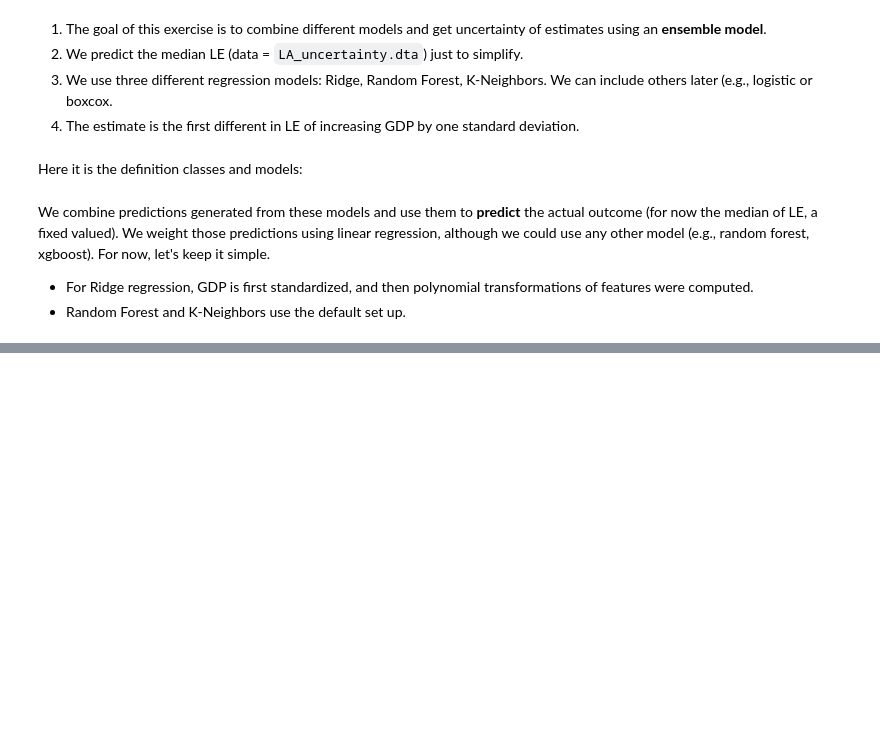
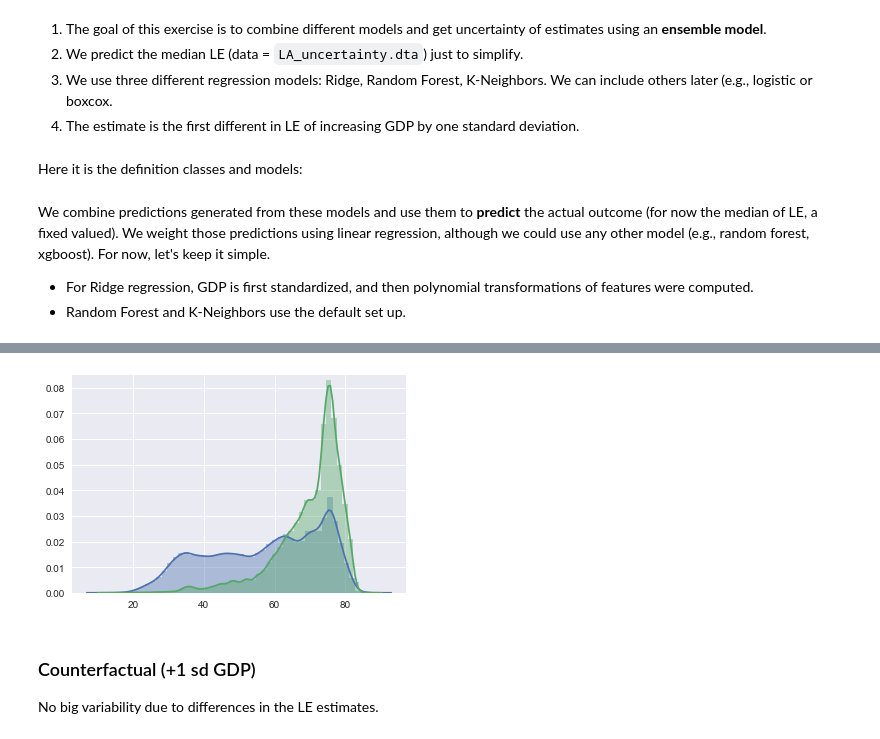
Before and after one commit to sdaza/lambda, a Jupyter notebook: notebooks/toy_ensemble.ipynb, the cells around one changed output, grey strips where cells are left out. Drawn from its saved outputs; the diff is of its cells as text; code cells hidden in the pictures; blank space fills up the shorter version.

```diff
--- a/notebooks/toy_ensemble.ipynb
+++ b/notebooks/toy_ensemble.ipynb
@@ -185,0 +158,10 @@ plt.xlabel('Years');
+# %%
+X = df['gdp_pc'].values.reshape(-1,1)
+country = df['ctry']
+# year = df['year']
+# %%
+# define training set
+X_train, X_test, y_train, y_test = train_test_split(X,
+                                                    m,
+                                                    test_size=0.20,
+                                                   random_state=123)
@@ -185,0 +191,10 @@ plt.xlabel('Years');
+# %%
+sns.distplot(pred_mat.flatten(), label='pred observed le')
+sns.distplot(pred_mat_cf.flatten(), label='counterfactual');
+plt.add_legend()
+# %% [output]
+[figure, added]
+# %% [markdown]
+### Counterfactual (+1 sd GDP)
+
+No big variability due to differences in the LE estimates.
```
Also changed, not shown: parts of 39 cells of this notebook.
